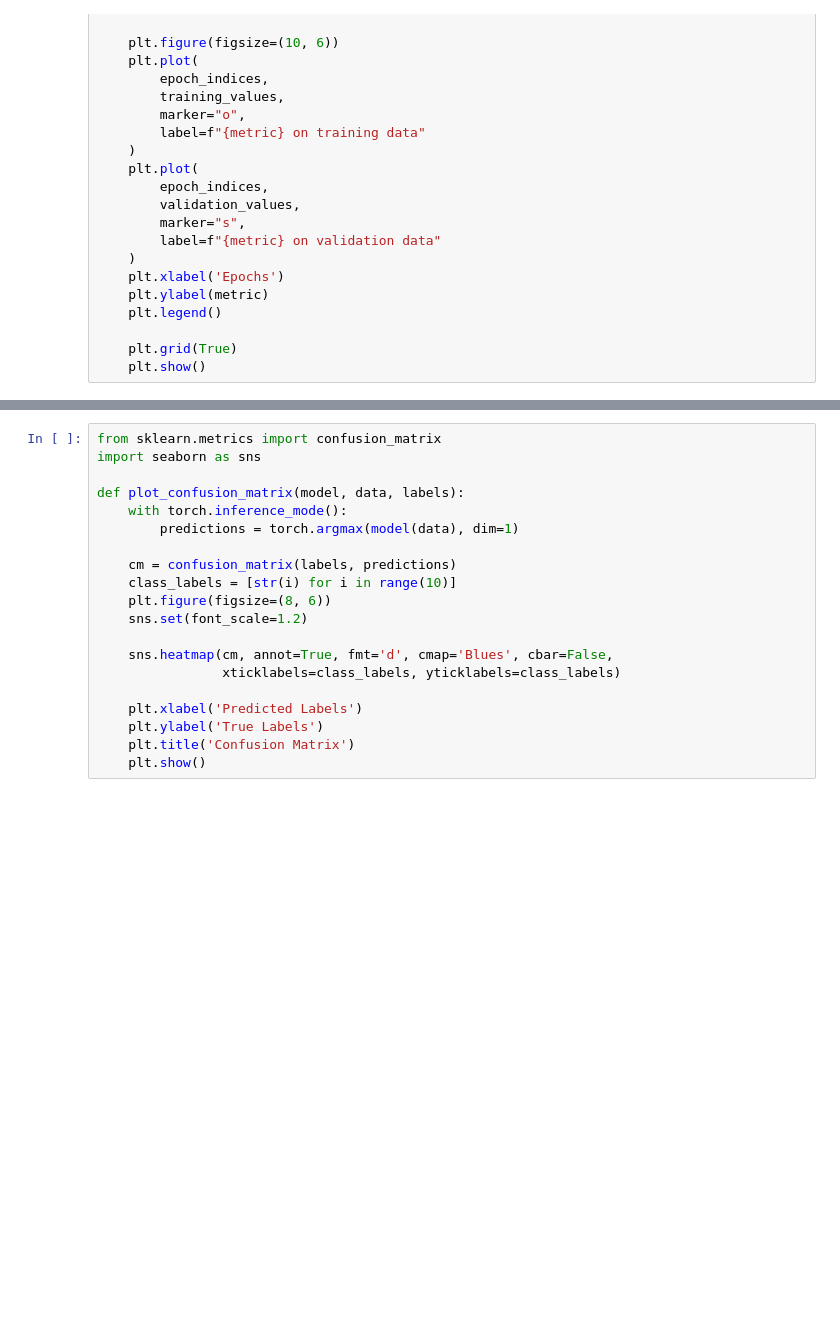
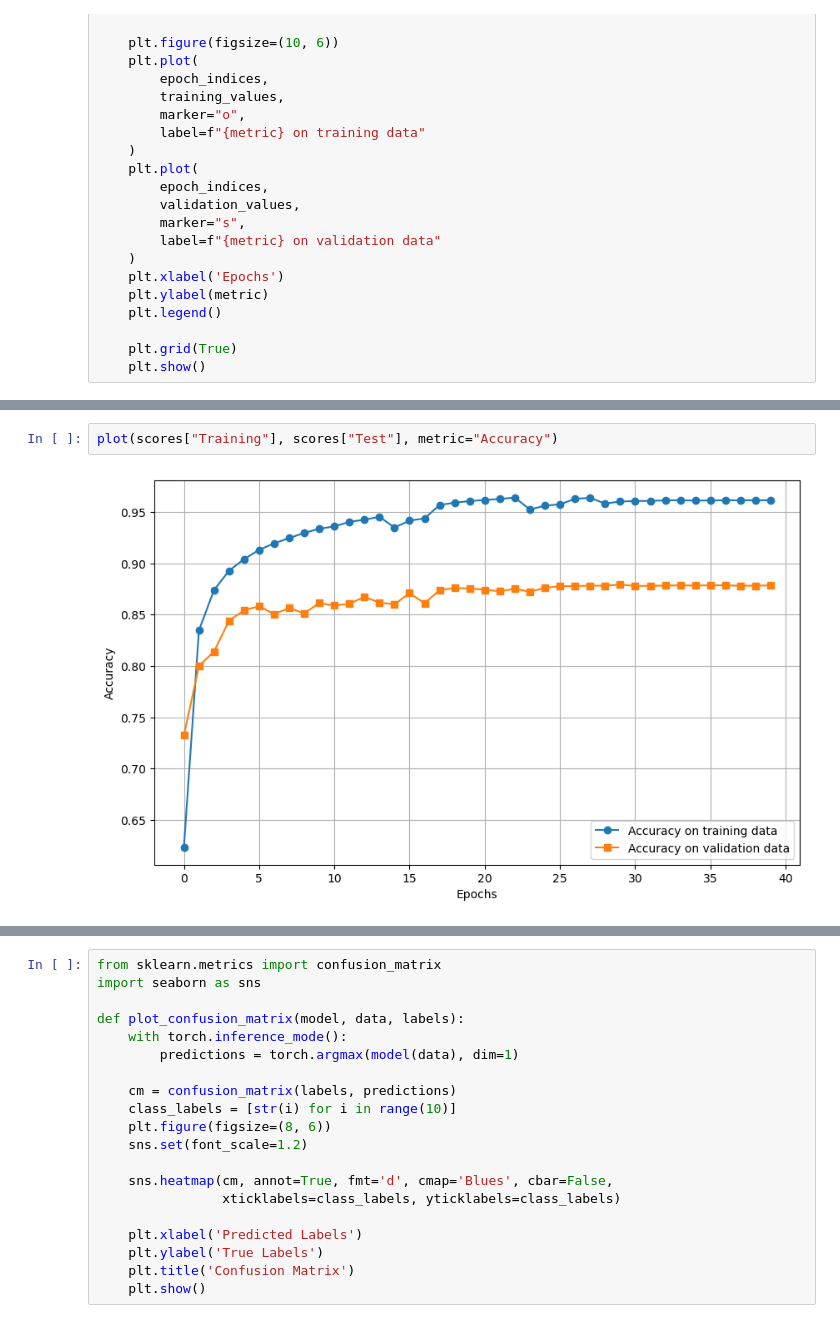
Before and after one commit to kpetridis24/neural-networks, a Jupyter notebook: cnn-classifier.ipynb, the cells around one changed output, grey strips where cells are left out. Drawn from its saved outputs; the diff is of its cells as text; blank space fills up the shorter version.

```diff
--- a/cnn-classifier.ipynb
+++ b/cnn-classifier.ipynb
@@ -380,0 +378,4 @@ plot(scores["Training"], scores["Validation"], metric="Accuracy")
+# %%
+plot(scores["Training"], scores["Test"], metric="Accuracy")
+# %% [output]
+[figure, added]
```
Also changed, not shown: parts of 21 cells of this notebook, 2 other files.
